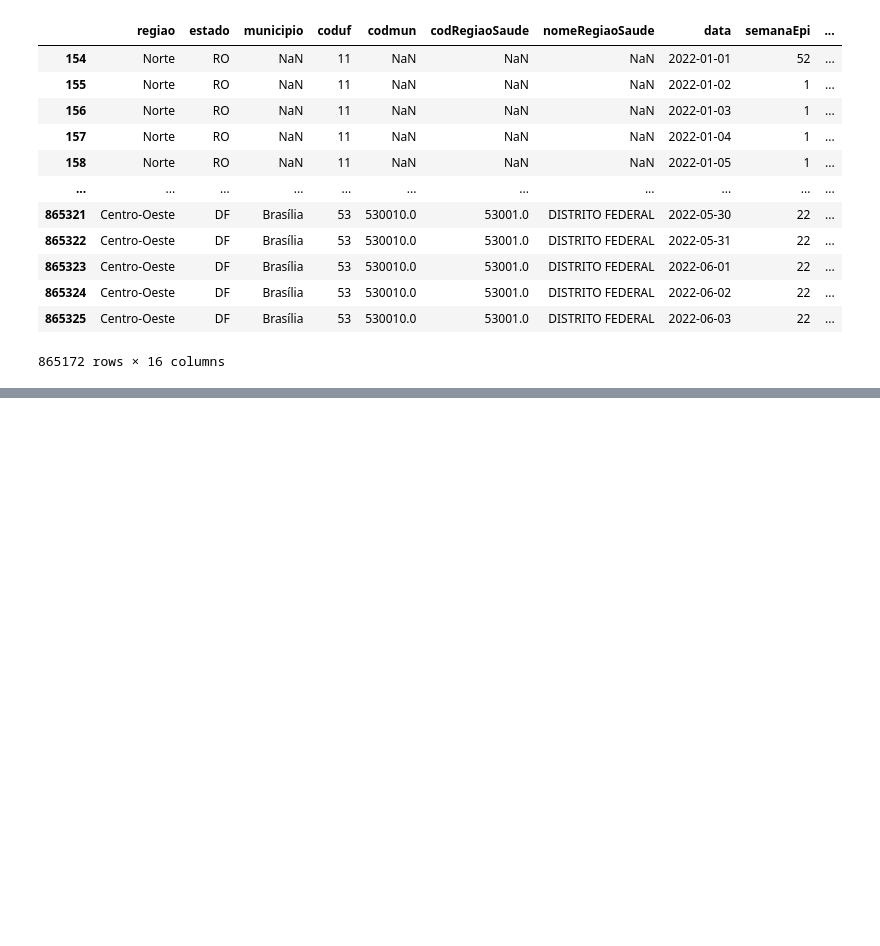
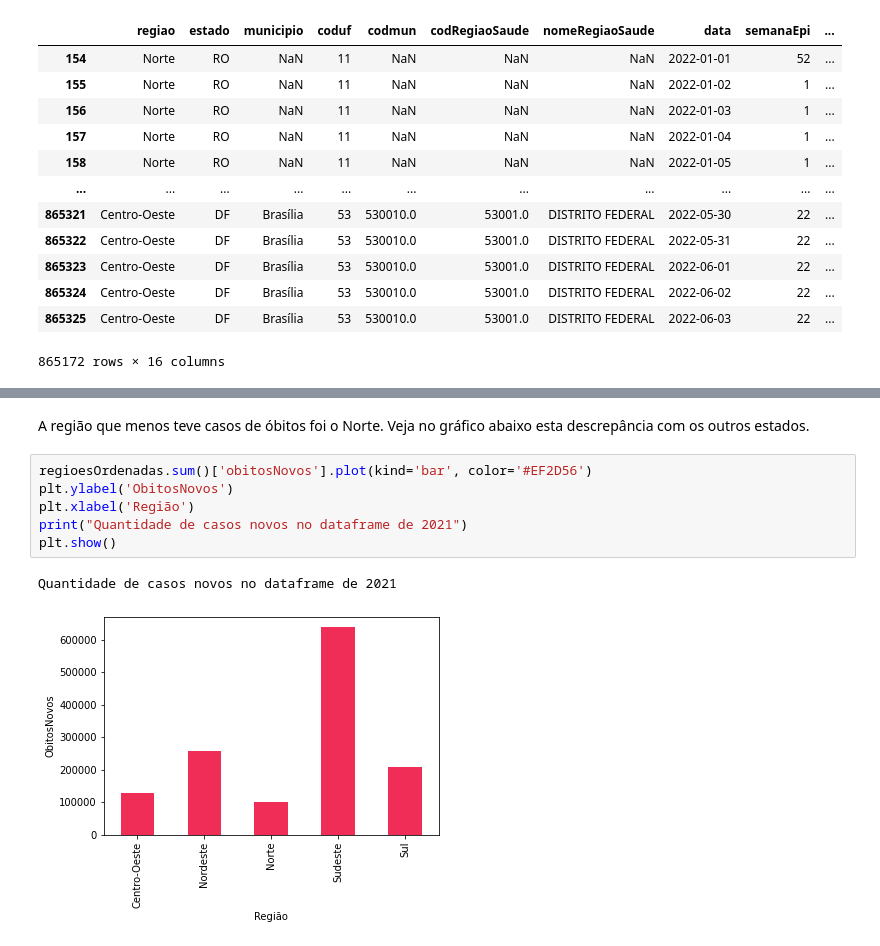
Before and after one commit to GabriellMiranda/TP-Dados-Analise-de-dados-de-covid, a Jupyter notebook: Trabalho_de_Dados.ipynb, the cells around one changed output, grey strips where cells are left out. Cells and saved outputs as stored; diff of their text form; blank space fills up the shorter version.

```diff
--- a/Trabalho_de_Dados.ipynb
+++ b/Trabalho_de_Dados.ipynb
@@ -704,0 +785,11 @@ O estaod que teve a maior taxa de covid foi o estado de Minas Gerais.
+# %% [markdown]
+A região que menos teve casos de óbitos foi o Norte. Veja no gráfico abaixo esta descrepância com os outros estados.
+# %%
+regioesOrdenadas.sum()['obitosNovos'].plot(kind='bar', color='#EF2D56')
+plt.ylabel('ObitosNovos')
+plt.xlabel('Região')
+print("Quantidade de casos novos no dataframe de 2021")
+plt.show()
+# %% [output]
+Quantidade de casos novos no dataframe de 2021
+[figure, added]
```
Also changed, not shown: parts of 21 cells of this notebook.
